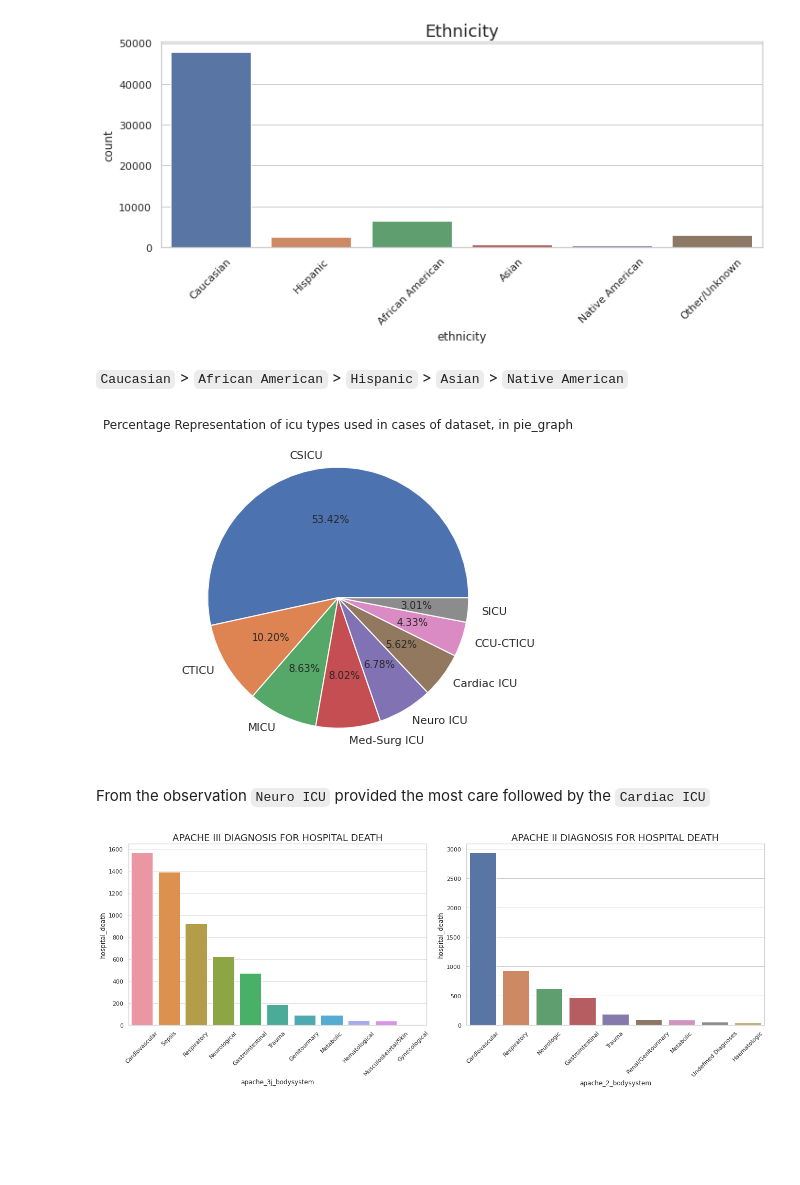
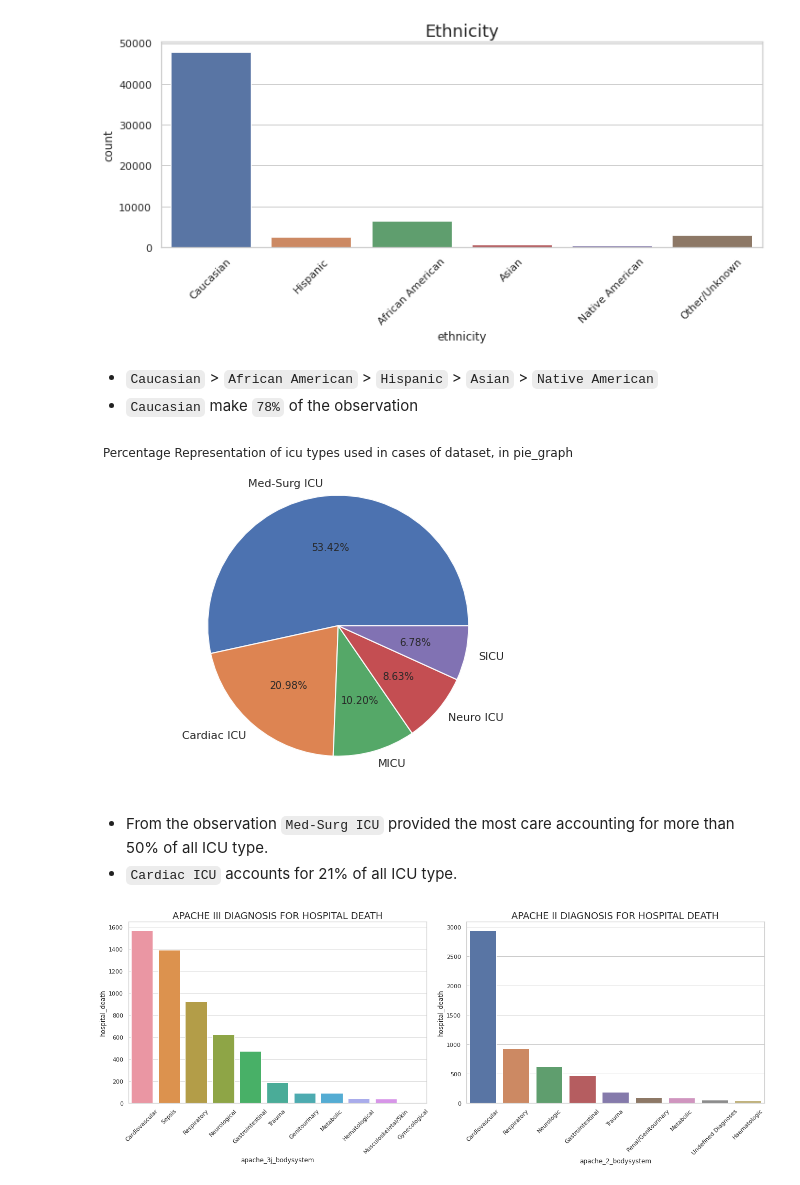
Before and after one commit to Sachimugu/ICU-survival, a Jupyter notebook: Notebook/1_Data_Wranglin_and_Analysis.ipynb, the cells around one changed output. Cells and saved outputs as stored; diff of their text form; code cells hidden in the pictures; blank space fills up the shorter version.

````diff
--- a/Notebook/1_Data_Wranglin_and_Analysis.ipynb
+++ b/Notebook/1_Data_Wranglin_and_Analysis.ipynb
@@ -115,6 +115,12 @@ for i in columns:
 columns=['age','bmi','height','weight','resprate_apache','map_apache','d1_diasbp_noninvasive_max']
 for i in columns:
     df[i]=df[i].fillna(round(df[i].mean())) #fill the nan in the above columns with columns mean
+# %%
+# CCU-CTICU Cardiac ICU CSICU CTICU all represent icu unit that takes care of heart related problems
+df['icu_type']=df['icu_type'].str.replace('C.*ICU','Cardiac ICU', regex=True)
+# %%
+# convert all rating_denominator greater than 10 to 10
+df['pre_icu_los_days']=df['pre_icu_los_days'].mask(df['pre_icu_los_days']<0, 0)
 # %%
 #drop nan values in the below subset
 df=df.dropna(subset=['ethnicity','gender','icu_admit_source','apache_2_diagnosis',
@@ -196,19 +214,19 @@ plt.tight_layout()
 # %% [output]
 [figure]
 # %% [markdown]
-```Caucasian``` > ```African American``` > ```Hispanic``` > ```Asian``` > ```Native American```
+- ```Caucasian``` > ```African American``` > ```Hispanic``` > ```Asian``` > ```Native American```
+- ```Caucasian``` make ```78%``` of the observation
 # %%
 # Pie plot of ICU types
 maj_icu = df['icu_type'].value_counts().sort_values(ascending=False)
-maj_icu
 plt.figure(figsize = (6,6))
 plt.title('Percentage Representation of icu types used in cases of dataset, in pie_graph')
-
-plt.pie(maj_icu, labels = {'Med-Surg ICU','MICU','Neuro ICU','CCU-CTICU','SICU','Cardiac ICU','CSICU','CTICU'}, autopct = '%1.2f%%');
+plt.pie(maj_icu, labels = maj_icu.index, autopct = '%1.2f%%');
 # %% [output]
-[figure, old version]
+[figure, new version]
 # %% [markdown]
-From the observation ```Neuro ICU``` provided the most care followed by the ```Cardiac ICU```
+- From the observation ```Med-Surg ICU``` provided the most care accounting for more than 50% of all ICU type.
+- ```Cardiac ICU``` accounts for 21% of all ICU type.
 # %%
 apache_3j_death=df.groupby('apache_3j_bodysystem', as_index=False).sum()[['apache_3j_bodysystem','hospital_death']]
 apache_3j_death=apache_3j_death.sort_values('hospital_death', ascending=False)
````
Also changed, not shown: parts of 72 cells of this notebook, 10 other files.
